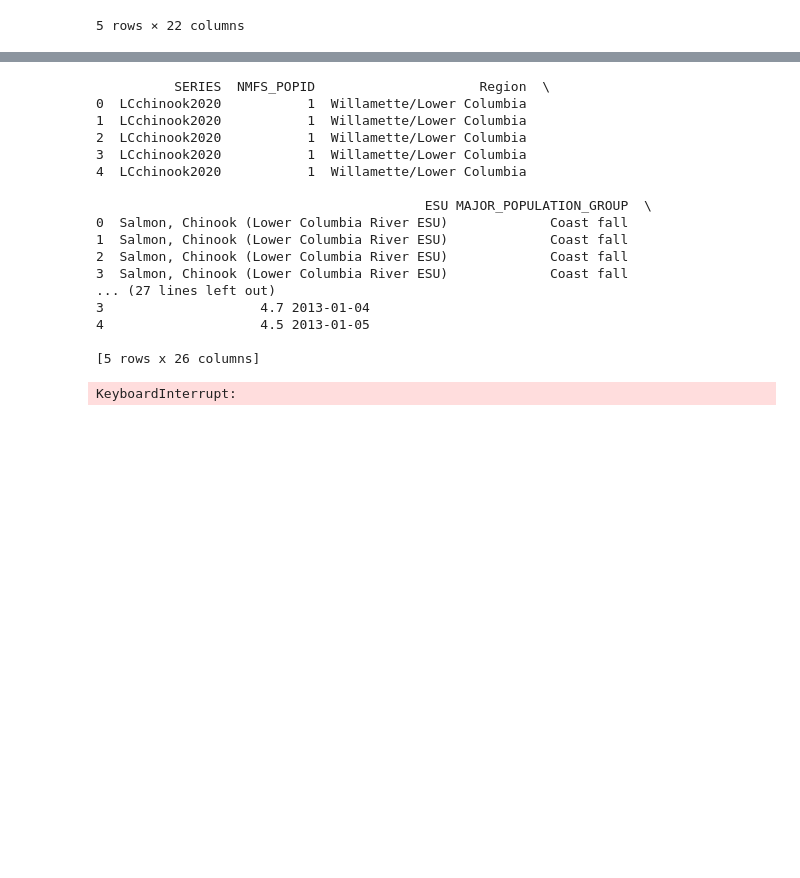
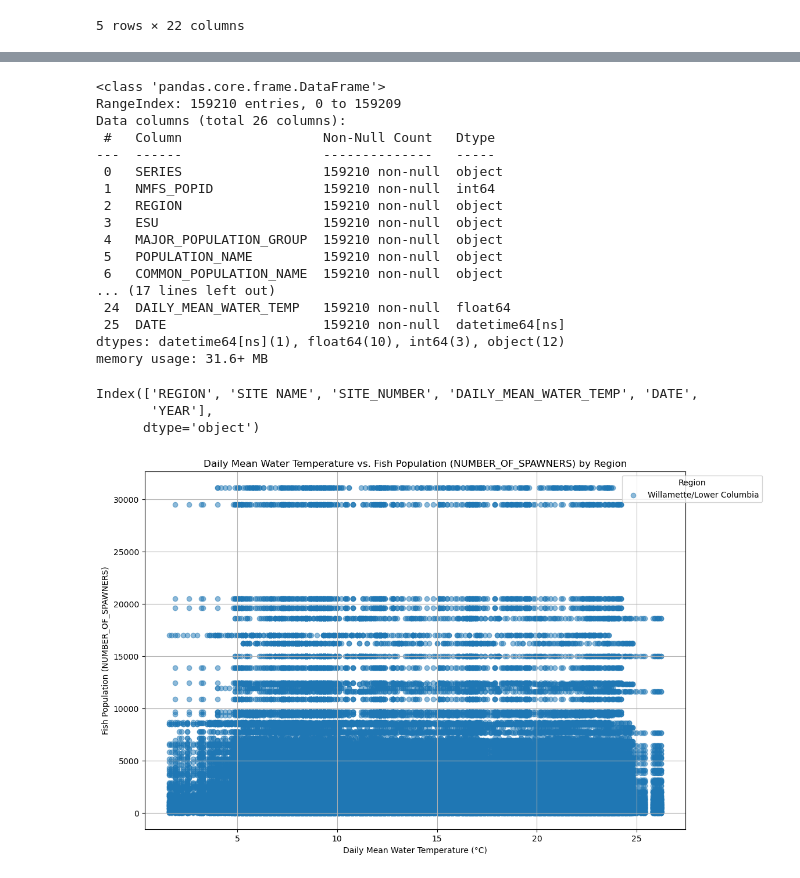
Before and after one commit to jackthomas1430/Project_3_Fish, a Jupyter notebook: fish-notebook.ipynb, the cells around one changed output, grey strips where cells are left out. Drawn from its saved outputs; the diff is of its cells as text; code cells hidden in the pictures; blank space fills up the shorter version.

```diff
--- a/fish-notebook.ipynb
+++ b/fish-notebook.ipynb
@@ -34,7 +34,7 @@ data_population_cleaned.head()
 5 rows × 22 columns
 # %%
 # Rename 'RECOVERY_DOMAIN' to 'Region' in data_population_cleaned
-data_population_cleaned = data_population_cleaned.rename(columns={'RECOVERY_DOMAIN': 'Region'})
+data_population_cleaned = data_population_cleaned.rename(columns={'RECOVERY_DOMAIN': 'REGION', 'Year': 'YEAR'})
 
 # Check if the rename was successful
 print(data_population_cleaned.columns)
@@ -95,48 +125,54 @@ data_population_cleaned.to_csv('cleaned_population_data.csv', index=False)
 data_temperature_cleaned.to_csv('cleaned_temperature_data.csv', index=False)
 # %%
 # Merge the DataFrames on 'Region' and 'Year'
-merged_data = pd.merge(data_population_cleaned, data_temperature_cleaned, how='inner', on=['Region'])
+merged_data = pd.merge(data_population_cleaned, data_temperature_cleaned, how='inner', on=['REGION', 'YEAR'])
 
 # Display the first few rows of the merged DataFrame
-print(merged_data.head())
+merged_data.info()
 # %% [output]
-          SERIES  NMFS_POPID                     Region  \
-0  LCchinook2020           1  Willamette/Lower Columbia
-1  LCchinook2020           1  Willamette/Lower Columbia
-2  LCchinook2020           1  Willamette/Lower Columbia
-3  LCchinook2020           1  Willamette/Lower Columbia
-4  LCchinook2020           1  Willamette/Lower Columbia
-
-                                          ESU MAJOR_POPULATION_GROUP  \
-0  Salmon, Chinook (Lower Columbia River ESU)             Coast fall
-1  Salmon, Chinook (Lower Columbia River ESU)             Coast fall
-2  Salmon, Chinook (Lower Columbia River ESU)             Coast fall
-3  Salmon, Chinook (Lower Columbia River ESU)             Coast fall
-... (27 lines left out)
-3                    4.7 2013-01-04
-4                    4.5 2013-01-05
-
-[5 rows x 26 columns]
+<class 'pandas.core.frame.DataFrame'>
+RangeIndex: 159210 entries, 0 to 159209
+Data columns (total 26 columns):
+ #   Column                  Non-Null Count   Dtype
+---  ------                  --------------   -----
+ 0   SERIES                  159210 non-null  object
+ 1   NMFS_POPID              159210 non-null  int64
+ 2   REGION                  159210 non-null  object
+ 3   ESU                     159210 non-null  object
+ 4   MAJOR_POPULATION_GROUP  159210 non-null  object
+ 5   POPULATION_NAME         159210 non-null  object
+ 6   COMMON_POPULATION_NAME  159210 non-null  object
+... (17 lines left out)
+ 24  DAILY_MEAN_WATER_TEMP   159210 non-null  float64
+ 25  DATE                    159210 non-null  datetime64[ns]
+dtypes: datetime64[ns](1), float64(10), int64(3), object(12)
+memory usage: 31.6+ MB
+# %%
+print(data_temperature_cleaned.columns)
+# %% [output]
+Index(['REGION', 'SITE NAME', 'SITE_NUMBER', 'DAILY_MEAN_WATER_TEMP', 'DATE',
+       'YEAR'],
+      dtype='object')
 # %%
 # Assuming 'merged_data' is your DataFrame after merging the population and temperature data
 plt.figure(figsize=(12, 8))
 
 # Get unique regions
-regions = merged_data['Region'].unique()
+regions = merged_data['REGION'].unique()
 
 # Plot each region's data
 for region in regions:
-    region_data = merged_data[merged_data['Region'] == region]
-    plt.scatter(region_data['Daily_Mean_Water_Temp'], region_data['NUMBER_OF_SPAWNERS'], label=region, alpha=0.5)
+    region_data = merged_data[merged_data['REGION'] == region]
+    plt.scatter(region_data['DAILY_MEAN_WATER_TEMP'], region_data['NUMBER_OF_SPAWNERS'], label=region, alpha=0.5)
 
 # Add titles and labels
 plt.title('Daily Mean Water Temperature vs. Fish Population (NUMBER_OF_SPAWNERS) by Region')
 plt.xlabel('Daily Mean Water Temperature (°C)')
 plt.ylabel('Fish Population (NUMBER_OF_SPAWNERS)')
-plt.legend(title='Region')
+plt.legend(title='Region', loc='upper right', bbox_to_anchor=(1.15, 1))
 plt.grid(True)
 
 # Show the plot
 plt.show()
 # %% [output]
-KeyboardInterrupt:
+[figure, added]
```
Also changed, not shown: parts of 10 cells of this notebook.
